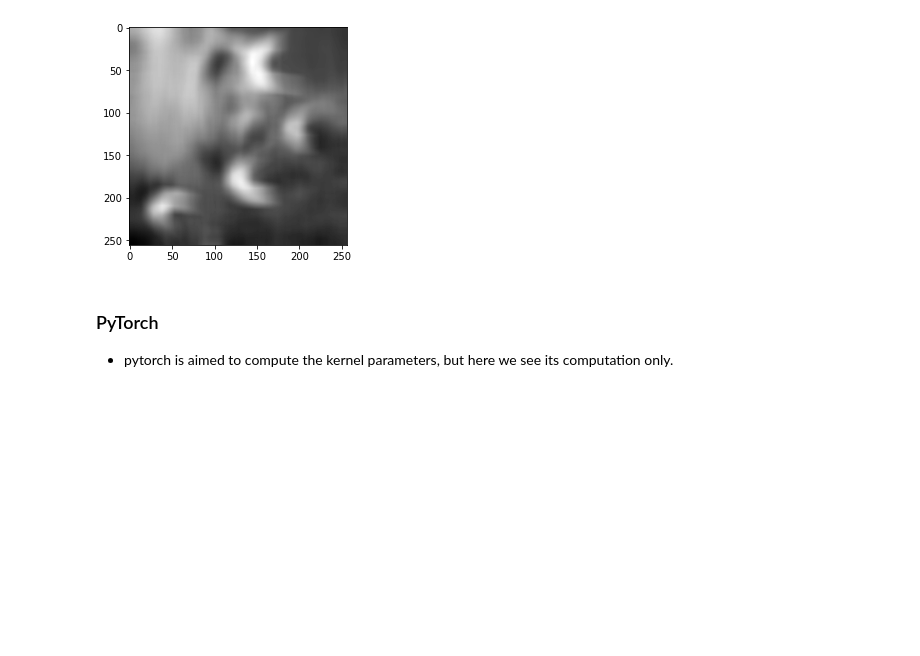
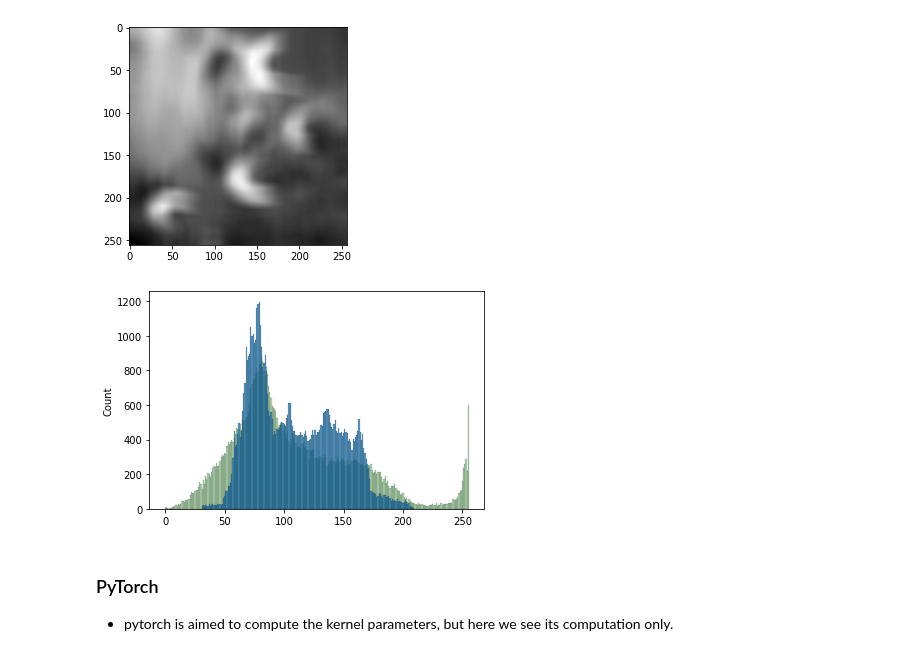
Before and after one commit to yongduek/GKSG008, a Jupyter notebook: d2l-en/pytorch/chapter_convolutional-neural-networks/intro_convolution.ipynb, the cells around one changed output. Saved outputs shown, nothing was run; the diff lists cells and outputs as text; code cells hidden in the pictures; blank space fills up the shorter version.

```diff
--- a/d2l-en/pytorch/chapter_convolutional-neural-networks/intro_convolution.ipynb
+++ b/d2l-en/pytorch/chapter_convolutional-neural-networks/intro_convolution.ipynb
@@ -61,8 +62,11 @@ plt.imshow(img);  # plt is for RGB display
 (256, 256, 3)
 [figure]
 # %%
-kernel = np.ones((25,25), np.float32) / 25**2
-smoothed = cv2.filter2D(img, -1, kernel)  # applies conv2d to each channel
-print(smoothed.shape)
+kernel = np.ones((25, 25), np.float32)
+
+kernel /= kernel.shape[0]*kernel.shape[1]  # 25x25
+
+smoothed = cv2.filter2D(img, -1, kernel)  # applies conv2d to each channel & combine
+print(smoothed.shape, smoothed.dtype)
 plt.imshow(smoothed);
 # %% [output]
@@ -72,6 +76,11 @@ plt.imshow(smoothed);
 plt.imshow(smoothed[:,:,0], cmap='gray');  # red channel
 # %% [output]
 [figure]
+# %%
+sns.histplot(img[:,:,0].reshape(-1), discrete=True, color='g', alpha=.3);
+sns.histplot(smoothed[:,:,0].reshape(-1), discrete=True);
+# %% [output]
+[figure, added]
 # %% [markdown]
 ### PyTorch
 
```
Also changed, not shown: parts of 23 cells of this notebook.
